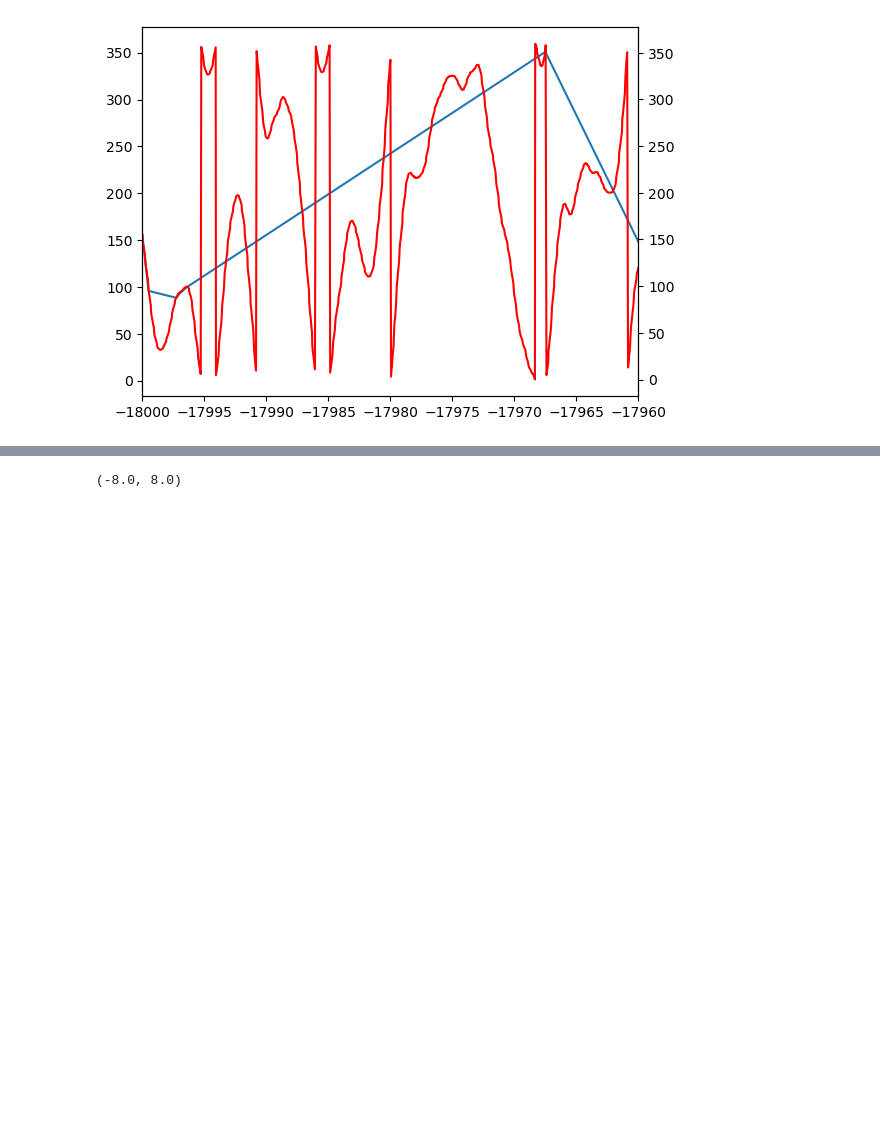
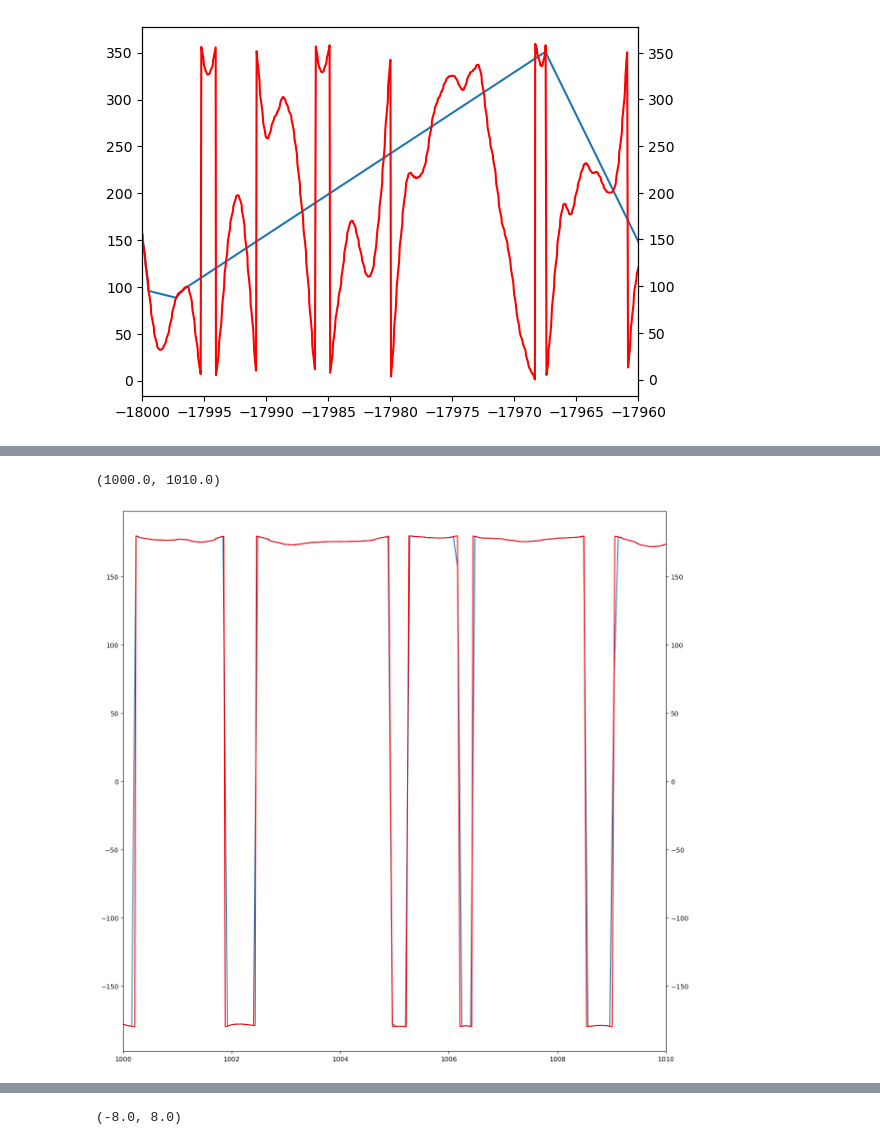
Before and after one commit to UMDBPP/TUFFcode, a Jupyter notebook: Data Analysis/data playground.ipynb, the cells around one changed output, grey strips where cells are left out. Cells and saved outputs as stored; diff of their text form; code cells hidden in the pictures; blank space fills up the shorter version.

```diff
--- a/Data Analysis/data playground.ipynb
+++ b/Data Analysis/data playground.ipynb
@@ -267,0 +412,49 @@ t
+# %%
+import io
+import pandas as pd
+from datetime import datetime
+
+y2 = 'Time (s)'
+y3 = 'AngleZ'
+y3 = 'AngleX'
+
+arr1 = np.array(df[y2]).astype(np.double)
+arr2 = np.array(df[y3]).astype(np.double)
+arr3 = np.array(df[y3]).astype(np.double)
+
+mask = np.isfinite(arr2)
+arr1 = arr1[mask]#[:500]
+arr2 = arr2[mask]#[:500]
+arr2 = arr2[mask]#[:500]
+
+timearray = [datetime.fromtimestamp(a) for a in arr1]
+
+df2 = pd.DataFrame({'t': timearray, 'angle': arr2})
+df2 = df2.set_index('t')
+
+ms = 80
+new_index = pd.date_range(start=timearray[0],
+    freq=str(ms)+' ms', periods=arr1[-1]/(ms/1000))
+new_series = pd.Series(np.nan, index=new_index)
+
+comb_series = pd.concat([df2, new_series])
+comb_series = comb_series[~comb_series.index.duplicated(keep='first')]
+
+comb_series.interpolate(method='time', inplace=True)
+
+df2_t = [t.timestamp() + 18000 for t in df2.index]
+interm2_t = [t.timestamp() + 18000 for t in comb_series.index]
+interm2_t = interm2_t[len(arr2):]
+angle_series = comb_series['angle'][len(arr2):]
+
+fig, ax1 = plt.subplots()
+
+plt.rcParams['figure.figsize'] = (15,15)
+ax1.plot(interm2_t, angle_series)
+ax2 = ax1.twinx()
+ax2.plot(df2_t, df2['angle'], 'r')
+
+plt.xlim([1000, 1010])
+# %% [output]
+(1000.0, 1010.0)
+[figure, added]
```
Also changed, not shown: parts of 10 cells of this notebook.
